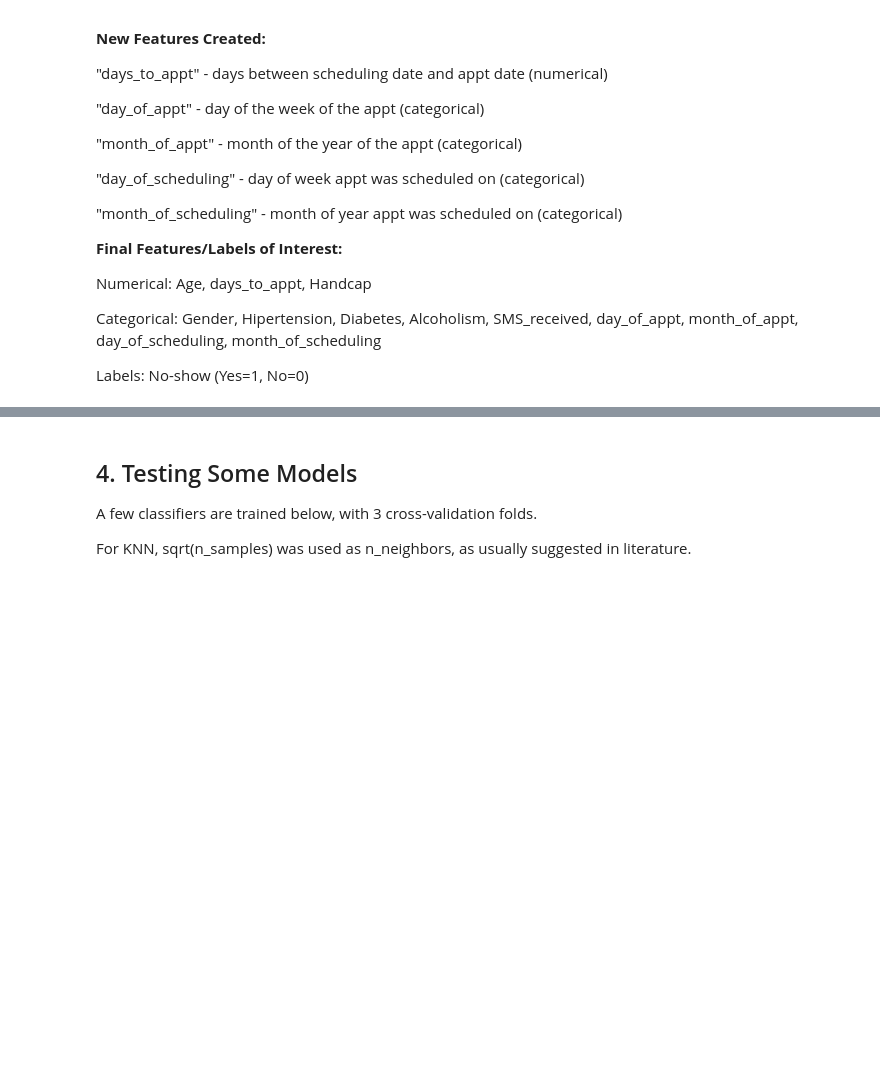
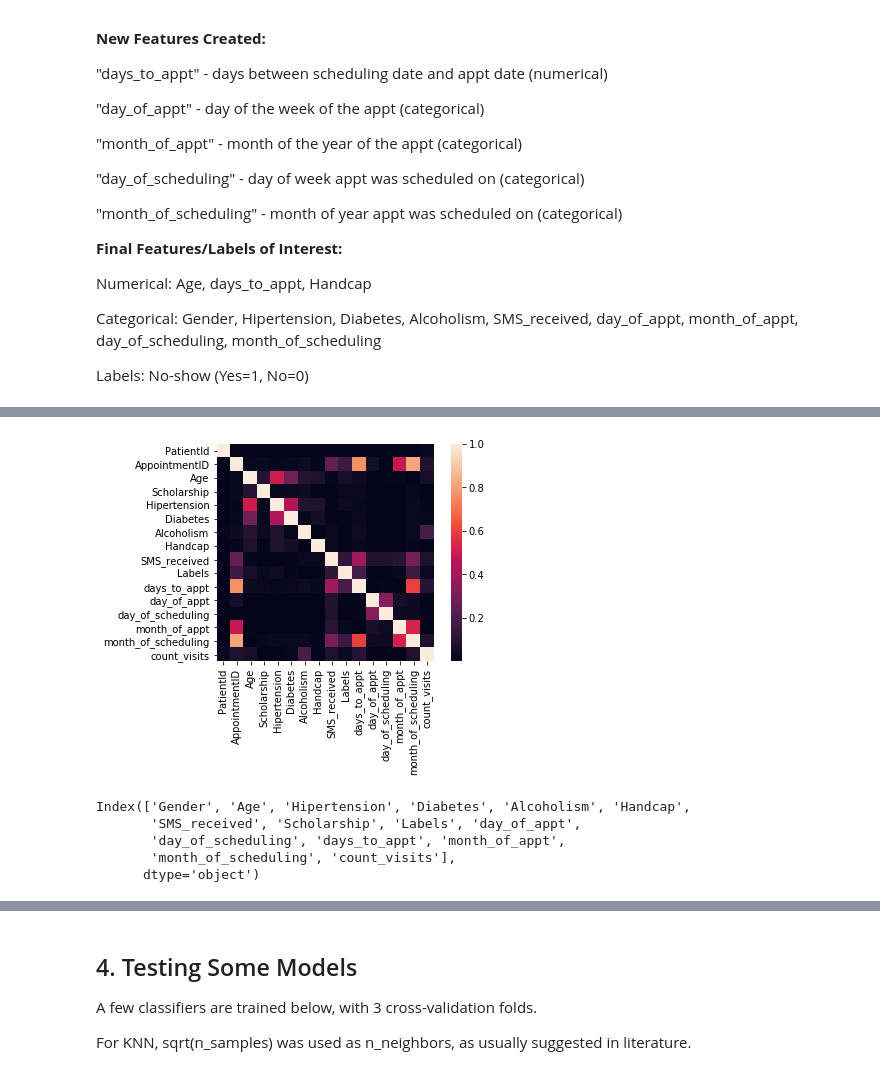
Before and after one commit to cooldude679/3253Team4, a Jupyter notebook: no_show_preliminary.ipynb, the cells around one changed output, grey strips where cells are left out. Saved outputs shown, nothing was run; the diff lists cells and outputs as text; code cells hidden in the pictures; blank space fills up the shorter version.

```diff
--- a/no_show_preliminary.ipynb
+++ b/no_show_preliminary.ipynb
@@ -106,0 +138,6 @@ data['Labels'] = data['No-show'].map({'Yes': 1, 'No': 0})
+# %%
+#Correlation analysis
+corr=data.corr()
+corr=abs(corr)
+corr["Labels"]
+#corr.sort_values(ascending=False)
@@ -107,2 +162,7 @@ data['Labels'] = data['No-show'].map({'Yes': 1, 'No': 0})
+# %%
+#Heatmap
+ax = sns.heatmap(corr,  square=True)
+# %% [output]
+[figure, added]
 # %%
 # keep only desired features and labels
@@ -110,0 +171,8 @@ data_clean = data[['Gender','Age','Hipertension','Diabetes','Alcoholism','Handca
+# %%
+data_clean.columns
+# %% [output]
+Index(['Gender', 'Age', 'Hipertension', 'Diabetes', 'Alcoholism', 'Handcap',
+       'SMS_received', 'Scholarship', 'Labels', 'day_of_appt',
+       'day_of_scheduling', 'days_to_appt', 'month_of_appt',
+       'month_of_scheduling', 'count_visits'],
+      dtype='object')
```
Also changed, not shown: parts of 36 cells of this notebook.
